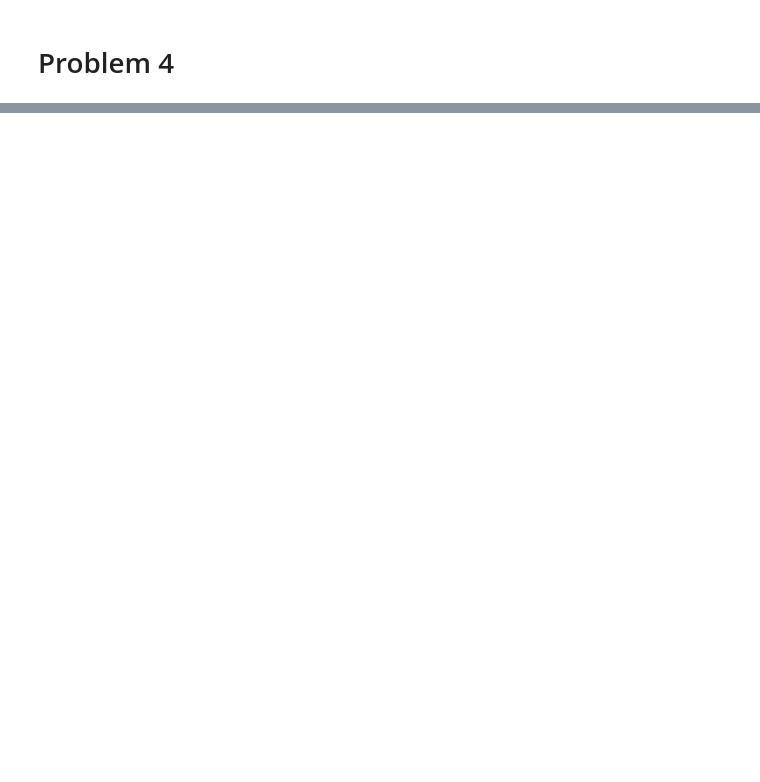
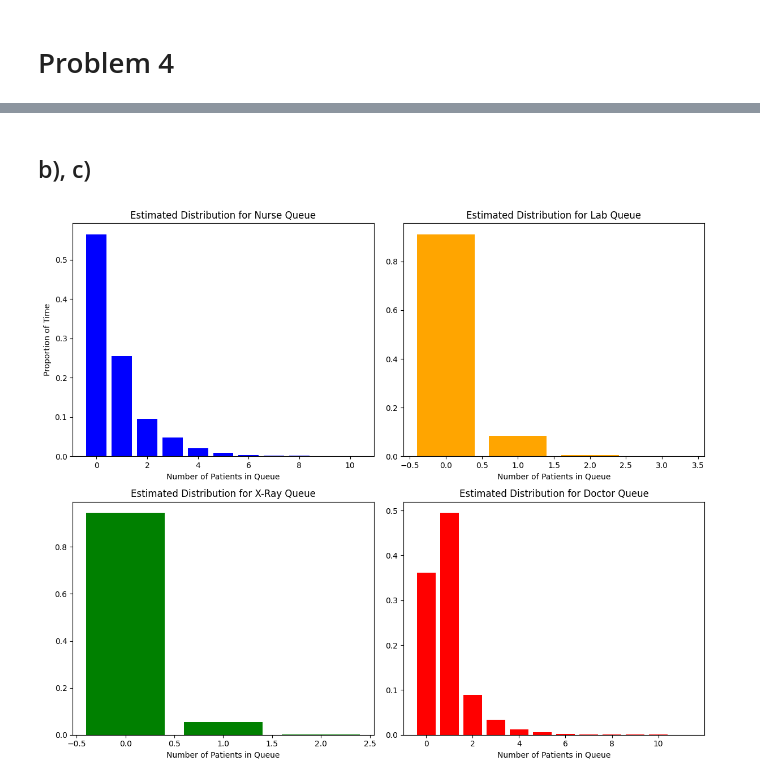
Before and after one commit to Kymapo/OR760, a Jupyter notebook: OR760 HW7.ipynb, the cells around one changed output, grey strips where cells are left out. Drawn from its saved outputs; the diff is of its cells as text; code cells hidden in the pictures; blank space fills up the shorter version.

```diff
--- a/OR760 HW7.ipynb
+++ b/OR760 HW7.ipynb
@@ -144,0 +390,27 @@ Estimated distribution for System C: {0: 0.11585605128767738, 1: 0.3302764252524
+# %% [markdown]
+## b), c)
+# %%
+Q_N, Q_L, Q_X, Q_D = er_simulation()
+
+nurse_distribution = estimate_distributions(Q_N)
+lab_distribution = estimate_distributions(Q_L)
+xray_distribution = estimate_distributions(Q_X)
+doctor_distribution = estimate_distributions(Q_D)
+
+fig, axes = plt.subplots(2, 2, figsize=(12, 10))
+axes[0, 0].bar(nurse_distribution.keys(), nurse_distribution.values(), color='blue')
+axes[0, 0].set_title('Estimated Distribution for Nurse Queue')
+axes[0, 0].set_xlabel('Number of Patients in Queue')
+axes[0, 0].set_ylabel('Proportion of Time')
+axes[0, 1].bar(lab_distribution.keys(), lab_distribution.values(), color='orange')
+axes[0, 1].set_title('Estimated Distribution for Lab Queue')
+axes[0, 1].set_xlabel('Number of Patients in Queue')
+axes[1, 0].bar(xray_distribution.keys(), xray_distribution.values(), color='green')
+axes[1, 0].set_title('Estimated Distribution for X-Ray Queue')
+axes[1, 0].set_xlabel('Number of Patients in Queue')
+axes[1, 1].bar(doctor_distribution.keys(), doctor_distribution.values(), color='red')
+axes[1, 1].set_title('Estimated Distribution for Doctor Queue')
+axes[1, 1].set_xlabel('Number of Patients in Queue')
+plt.tight_layout()
+# %% [output]
+[figure, added]
```
Also changed, not shown: parts of 11 cells of this notebook.
